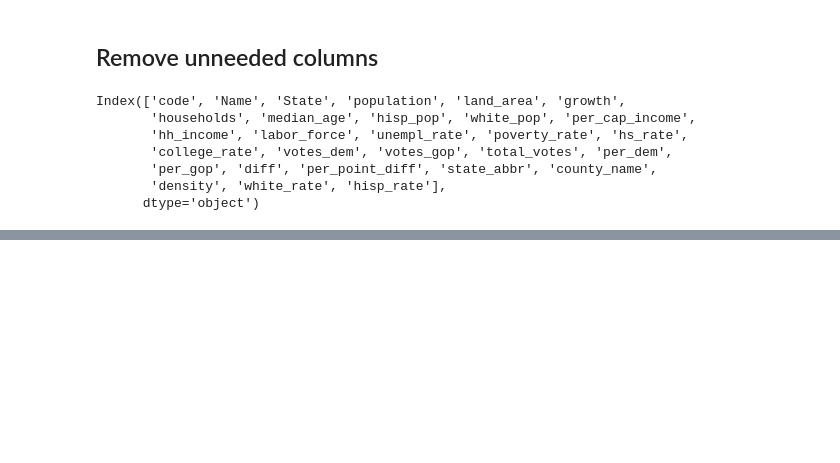
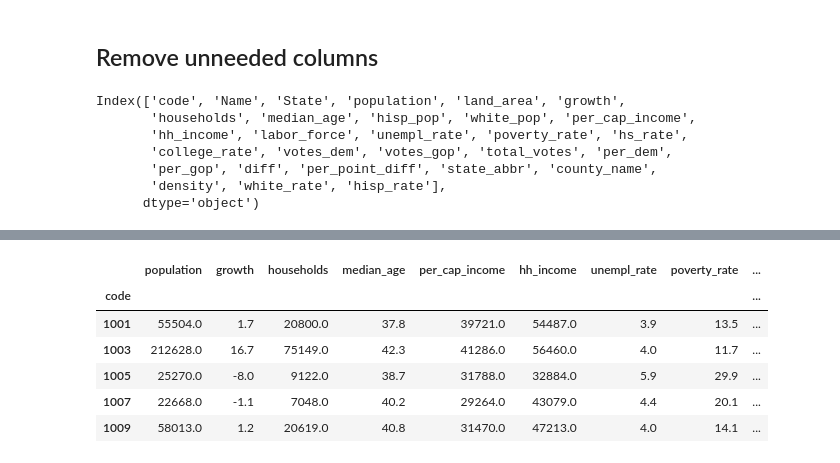
Before and after one commit to kevscon/Project-3, a Jupyter notebook: data_processing.ipynb, the cells around one changed output, grey strips where cells are left out. Saved outputs shown, nothing was run; the diff lists cells and outputs as text; code cells hidden in the pictures; blank space fills up the shorter version.

```diff
--- a/data_processing.ipynb
+++ b/data_processing.ipynb
@@ -159,0 +177,10 @@ df_model.to_csv('data/')
+# %%
+df_model.head()
+# %% [output]
+|  | population | growth | households | median_age | per_cap_income | hh_income | unempl_rate | poverty_rate | ... |
+| code |  |  |  |  |  |  |  |  | ... |
+| 1001 | 55504.0 | 1.7 | 20800.0 | 37.8 | 39721.0 | 54487.0 | 3.9 | 13.5 | ... |
+| 1003 | 212628.0 | 16.7 | 75149.0 | 42.3 | 41286.0 | 56460.0 | 4.0 | 11.7 | ... |
+| 1005 | 25270.0 | -8.0 | 9122.0 | 38.7 | 31788.0 | 32884.0 | 5.9 | 29.9 | ... |
+| 1007 | 22668.0 | -1.1 | 7048.0 | 40.2 | 29264.0 | 43079.0 | 4.4 | 20.1 | ... |
+| 1009 | 58013.0 | 1.2 | 20619.0 | 40.8 | 31470.0 | 47213.0 | 4.0 | 14.1 | ... |
```
Also changed, not shown: parts of 13 cells of this notebook, 3 other files.
